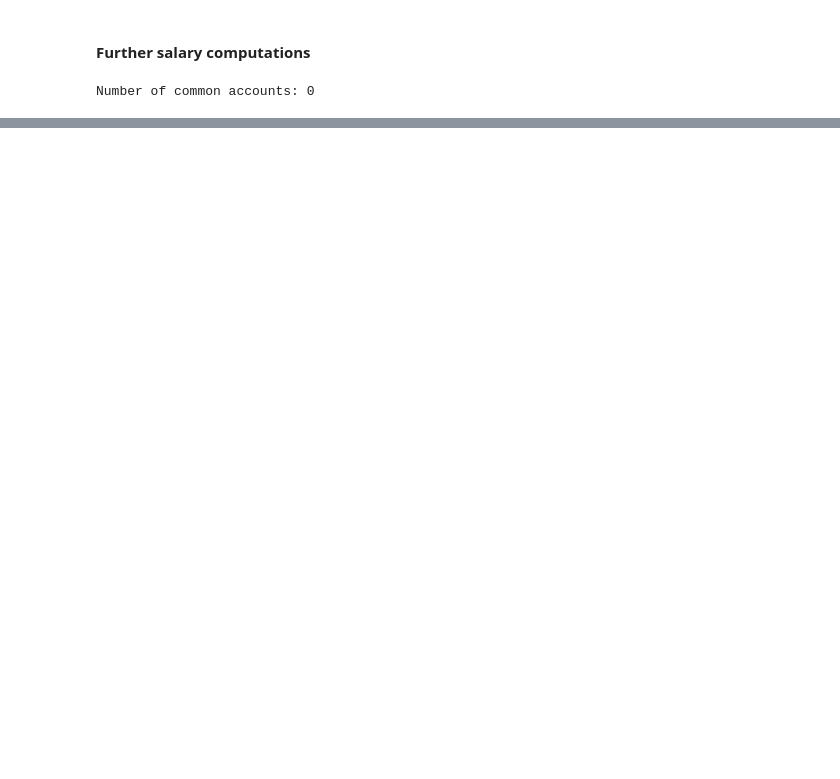
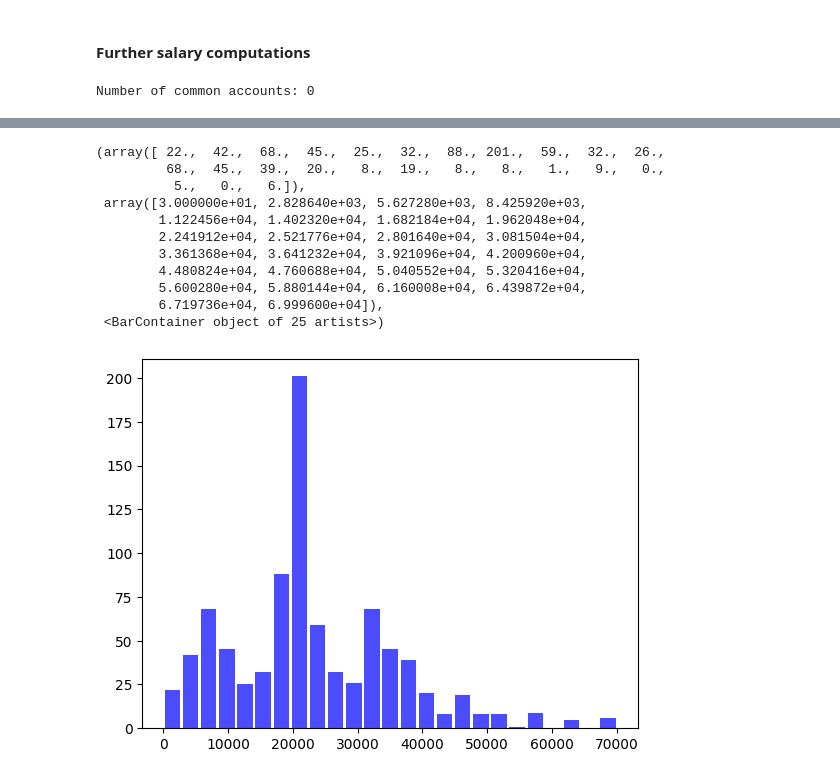
Before and after one commit to UoB-DSMP-2023-24/dsmp-2024-group-38, a Jupyter notebook: Salary_compute_dataset2.ipynb, the cells around one changed output, grey strips where cells are left out. Cells and saved outputs as stored; diff of their text form; code cells hidden in the pictures; blank space fills up the shorter version.

```diff
--- a/Salary_compute_dataset2.ipynb
+++ b/Salary_compute_dataset2.ipynb
@@ -270,0 +277,15 @@ sns.kdeplot(income_per_account_no_incomings, fill=True)
+# %%
+plt.hist(stacked, bins=25, color='blue', alpha=0.7, rwidth=0.85)
+# %% [output]
+(array([ 22.,  42.,  68.,  45.,  25.,  32.,  88., 201.,  59.,  32.,  26.,
+         68.,  45.,  39.,  20.,   8.,  19.,   8.,   8.,   1.,   9.,   0.,
+          5.,   0.,   6.]),
+ array([3.000000e+01, 2.828640e+03, 5.627280e+03, 8.425920e+03,
+        1.122456e+04, 1.402320e+04, 1.682184e+04, 1.962048e+04,
+        2.241912e+04, 2.521776e+04, 2.801640e+04, 3.081504e+04,
+        3.361368e+04, 3.641232e+04, 3.921096e+04, 4.200960e+04,
+        4.480824e+04, 4.760688e+04, 5.040552e+04, 5.320416e+04,
+        5.600280e+04, 5.880144e+04, 6.160008e+04, 6.439872e+04,
+        6.719736e+04, 6.999600e+04]),
+ <BarContainer object of 25 artists>)
+[figure, added]
```
Also changed, not shown: parts of 4 cells of this notebook.
